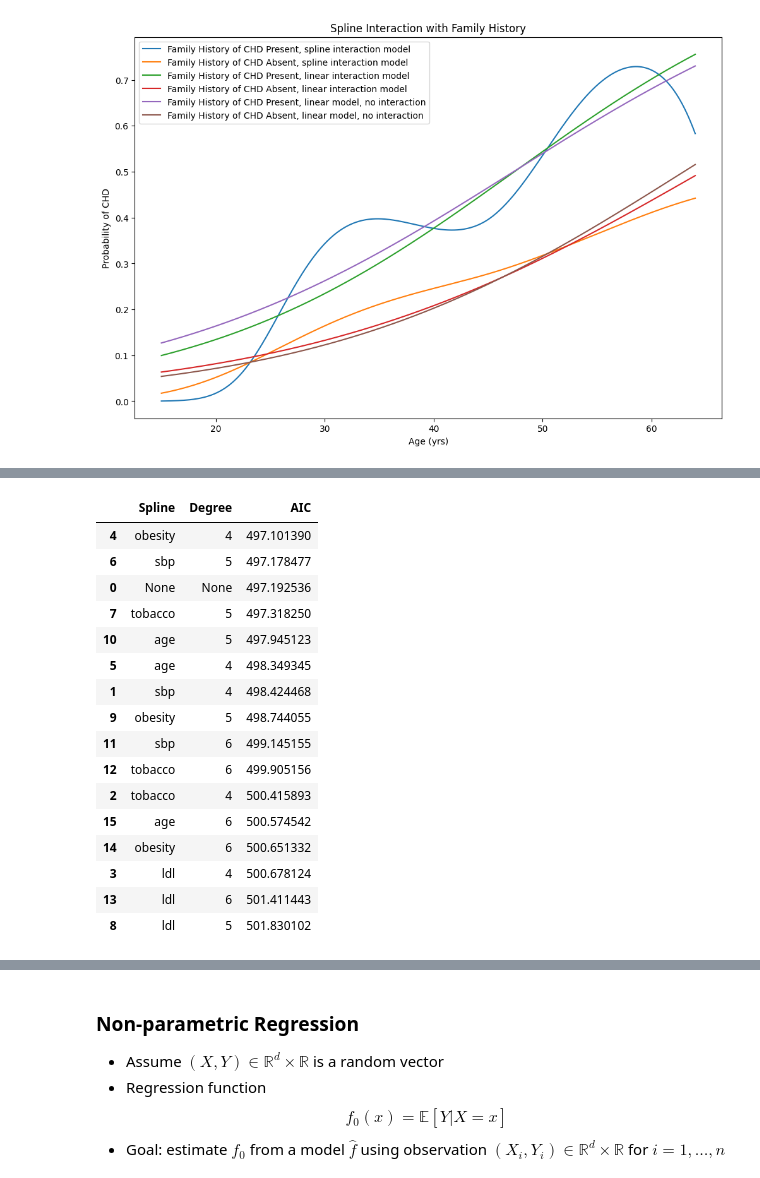
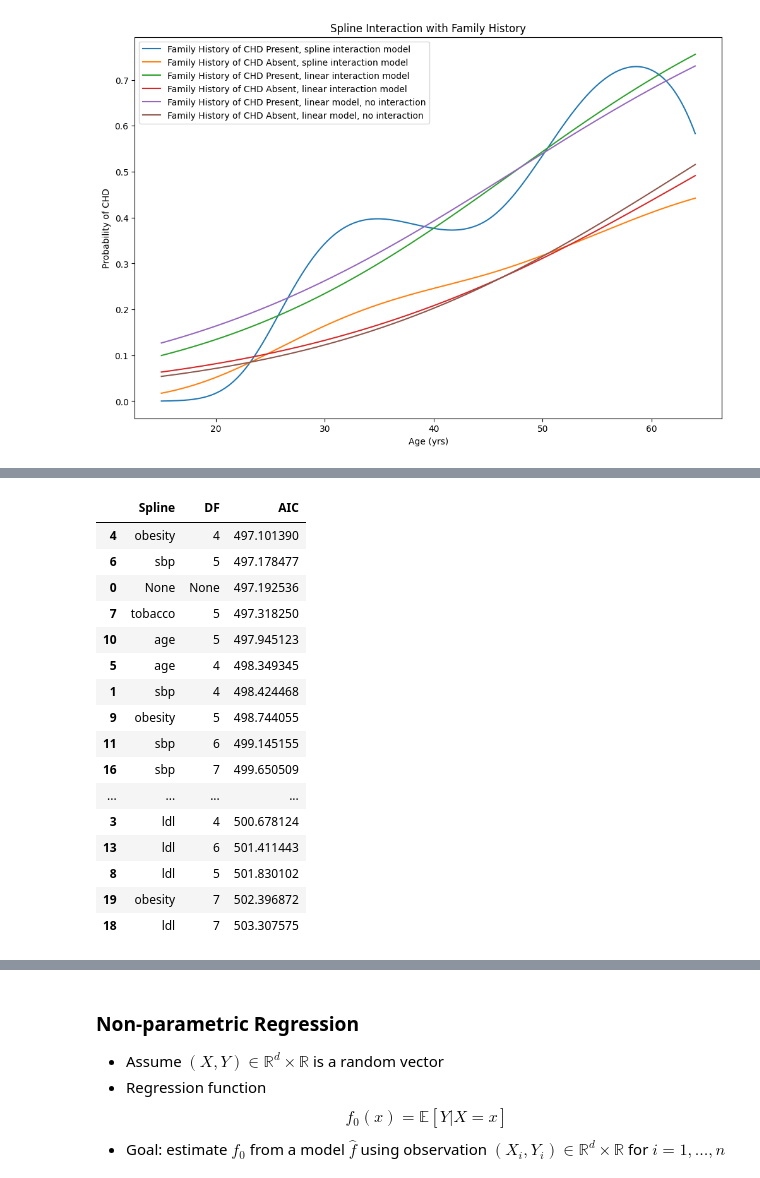
Before and after one commit to omesner/UMSTATS504, a Jupyter notebook: splines/splines.ipynb, the cells around one changed output, grey strips where cells are left out. Cells and saved outputs as stored; diff of their text form; code cells hidden in the pictures.

```diff
--- a/splines/splines.ipynb
+++ b/splines/splines.ipynb
@@ -889,7 +909,7 @@ def loocv(results):
     return(np.sum(np.square(np.divide(resid, 1-sii))))
 
 for itr in range(4):
-    sm_fact = np.exp(3*itr)
+    sm_fact = np.exp(3*itr+1)
     fmla = f"chd ~ age"
     smoothing = sm.gam.BSplines(dat['age'], df = unique_ages, degree=3)
     model_smoothing = GLMGam.from_formula(
@@ -1022,31 +1052,32 @@ where $f_j(x_j)$ is a vector valued function (each entry is the output of a basi
 # %%
 fmla = 'chd ~ sbp + tobacco + ldl + famhist + obesity + age'
 
 vars = dat.columns.to_list()
-vars.remove('famhist')
-vars.remove('chd')
+vars.remove('famhist') # removing because categorical
+vars.remove('chd')  # removing because response variable
 
-model_aic = pd.DataFrame(columns=['Spline', 'Degree', 'AIC'])
+model_aic = pd.DataFrame(columns=['Spline', 'DF', 'AIC'])
 
 results = sm.GLM.from_formula(
     fml, data=dat, family=sm.families.Binomial()).fit()
 model_aic = model_aic.append(
-        {'Spline': 'None', 'Degree': None,
+        {'Spline': 'None', 'DF': None,
          'AIC': results.aic}, ignore_index=True)
 
-for knots in [4,5,6]:
+for knots in [4,5,6,7]:
     for var in vars:
         smoothing = sm.gam.BSplines(dat[var], df=knots, degree=3)
         model_smoothing = GLMGam.from_formula(
             fmla, data=dat, smoother=smoothing,
             family=sm.families.Binomial())
         results = model_smoothing.fit()
         model_aic = model_aic.append(
-            {'Spline': var, 'Degree': knots, 'AIC': results.aic}, ignore_index=True)
+            {'Spline': var, 'DF': knots, 'AIC': results.aic},
+            ignore_index=True)
 
 model_aic.sort_values(by='AIC')
 # %% [output]
-|  | Spline | Degree | AIC |
+|  | Spline | DF | AIC |
 | 4 | obesity | 4 | 497.101390 |
 | 6 | sbp | 5 | 497.178477 |
 | 0 | None | None | 497.192536 |
@@ -1056,11 +1087,11 @@ model_aic.sort_values(by='AIC')
 | 1 | sbp | 4 | 498.424468 |
 | 9 | obesity | 5 | 498.744055 |
 | 11 | sbp | 6 | 499.145155 |
-| 12 | tobacco | 6 | 499.905156 |
-| 2 | tobacco | 4 | 500.415893 |
-| 15 | age | 6 | 500.574542 |
-| 14 | obesity | 6 | 500.651332 |
+| 16 | sbp | 7 | 499.650509 |
+| ... | ... | ... | ... |
 | 3 | ldl | 4 | 500.678124 |
 | 13 | ldl | 6 | 501.411443 |
 | 8 | ldl | 5 | 501.830102 |
+| 19 | obesity | 7 | 502.396872 |
+| 18 | ldl | 7 | 503.307575 |
 # %%
```
Also changed, not shown: parts of 35 cells of this notebook.
